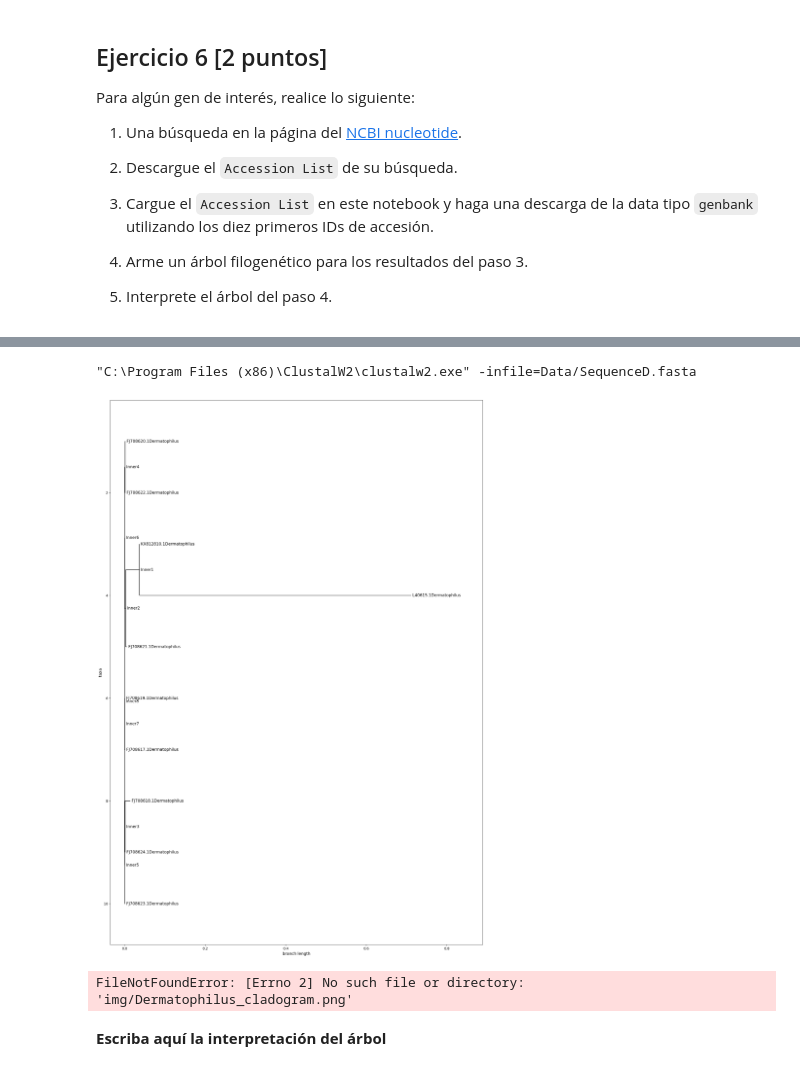
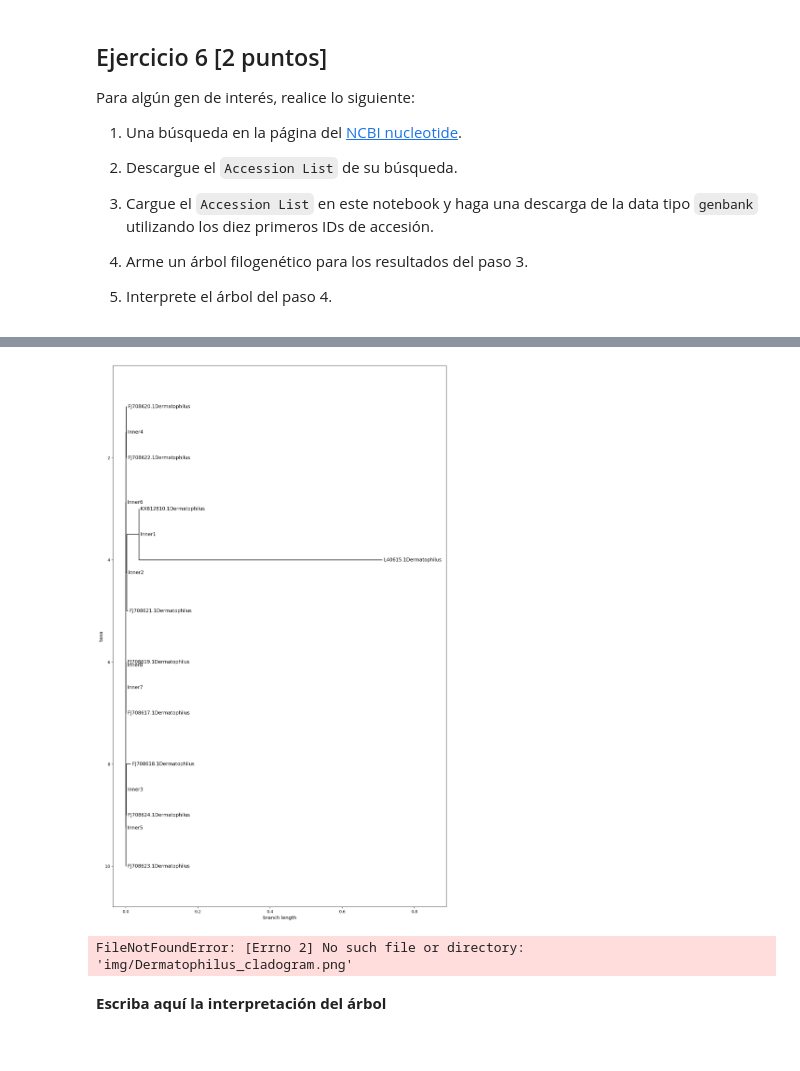
Before and after one commit to MichellS3/GBI6_ExamenPython, a Jupyter notebook: 2021II_GBI6_ExamenParcialPython.ipynb, the cells around one changed output, grey strips where cells are left out. Saved outputs shown, nothing was run; the diff lists cells and outputs as text; code cells hidden in the pictures.

```diff
--- a/2021II_GBI6_ExamenParcialPython.ipynb
+++ b/2021II_GBI6_ExamenParcialPython.ipynb
@@ -371,45 +371,44 @@ clustalw_exe = r"C:\Program Files (x86)\ClustalW2\clustalw2.exe"
 clustalw_cline = ClustalwCommandline(clustalw_exe, infile = "Data/SequenceD.fasta")
 assert os.path.isfile(clustalw_exe), "Clustal_W executable is missing or not found"
 stdout, stderr = clustalw_cline()
-print(clustalw_cline)
+#print(clustalw_cline)
 ClustalAlign = AlignIO.read("Data/SequenceD.aln", "clustal")
 #print(ClustalAlign)
 #with open("Data/SequenceD.aln","r") as aln:
  #   alignment = AlignIO.read(aln,"clustal")
 
 #with open("data/sharks.aln","r") as aln:
  #   alignment = AlignIO.read(aln,"clustal")
 # Inicializar la calculadora de Distancias y del modelo
 from Bio.Phylo.TreeConstruction import DistanceCalculator
 calculator = DistanceCalculator('identity')
 # Matriz de Distancias
 distance_matrix = calculator.get_distance(ClustalAlign)
 #print(distance_matrix)
 
 
 # Inicializar el constructor del arbol ( Tree Constructor )
 from Bio.Phylo.TreeConstruction import DistanceTreeConstructor
 constructor = DistanceTreeConstructor(calculator)
 # Construir el arbol
 shark_tree = constructor.build_tree(ClustalAlign)
 shark_tree.rooted = True
 # Guardar el arbol
 Phylo.write(shark_tree, "Data/Dermatophilus_tree.xml", "phyloxml")
 Dermatophilus_tree = Phylo.read(file="Data/Dermatophilus_tree.xml", format= "phyloxml")
 
 # Make a better looking tree using the features of matplotlib
 
-fig = plt.figure(figsize=(20, 30), dpi=200) # create figure & set the size
+fig = plt.figure(figsize=(15, 25), dpi=200) # create figure & set the size
 matplotlib.rc('font', size=12)              # fontsize of the leaf and node labels
 matplotlib.rc('xtick', labelsize=10)       # fontsize of the tick labels
 matplotlib.rc('ytick', labelsize=10)       # fontsize of the tick labels
 axes = fig.add_subplot(1, 1, 1)
-Phylo.draw(Dermatophilus_tree, axes=axes)
+Phylo.draw(shark_tree, axes=axes)
 fig.savefig("img/Dermatophilus_cladogram")
 # %% [output]
+[figure, new version]
-"C:\Program Files (x86)\ClustalW2\clustalw2.exe" -infile=Data/SequenceD.fasta
+FileNotFoundError: [Errno 2] No such file or directory: 'img/Dermatophilus_cladogram.png'
-[figure, old version]
-FileNotFoundError: [Errno 2] No such file or directory: 'img/Dermatophilus_cladogram.png'
 # %% [markdown]
 **Escriba aquí la interpretación del árbol**
 # %% [markdown]
```
